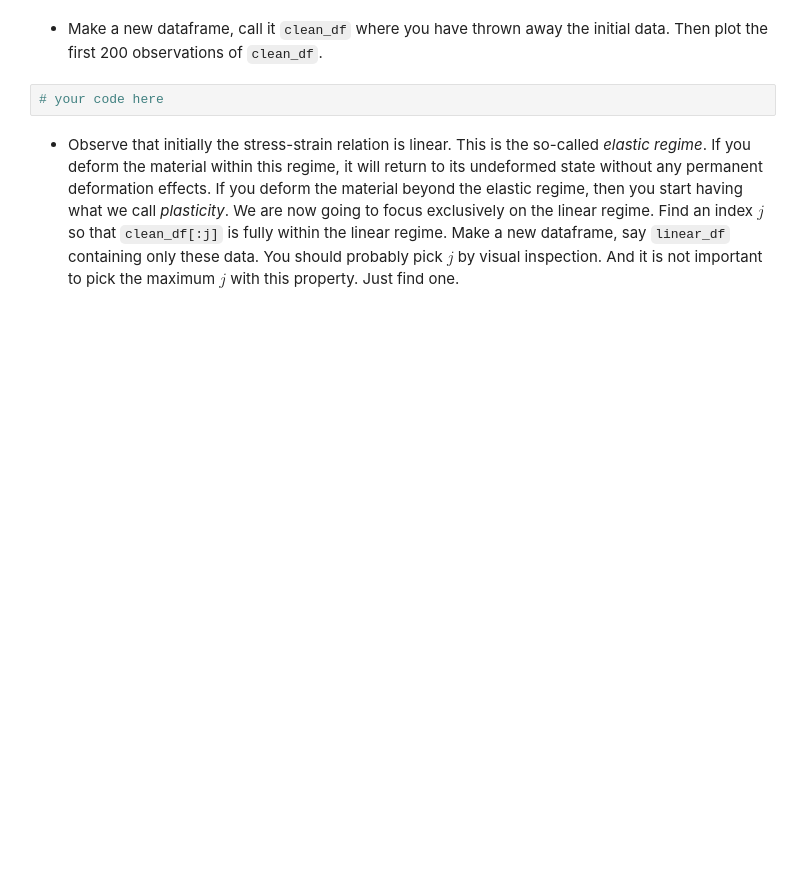
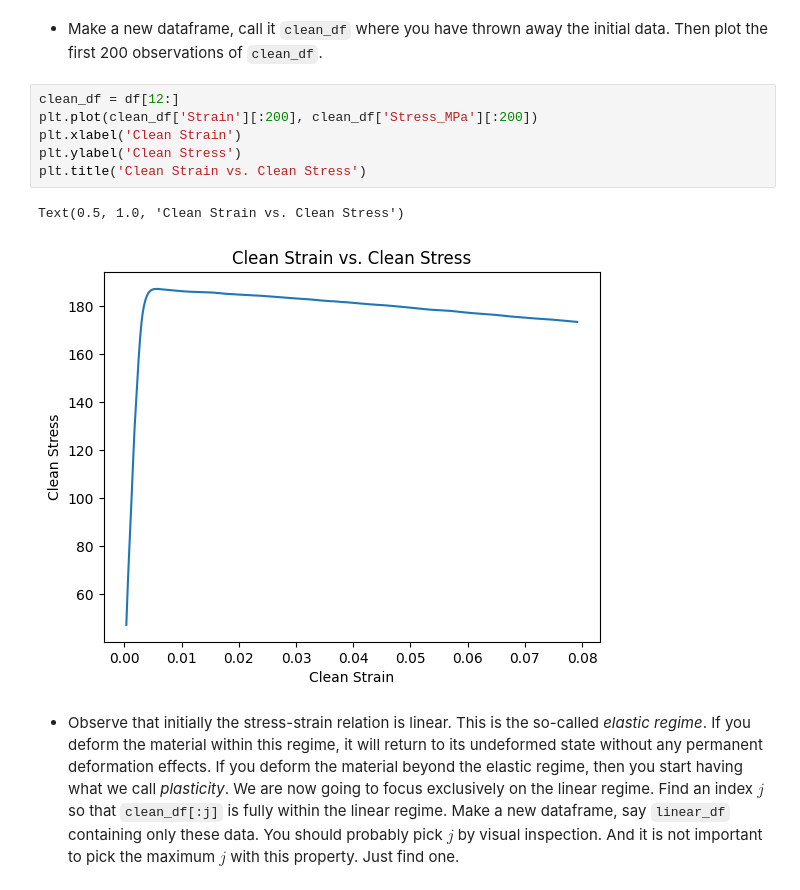
Before and after one commit to skrocket/ME239, a Jupyter notebook: lecture05/homework_05.ipynb, the cells around one changed output. Saved outputs shown, nothing was run; the diff lists cells and outputs as text; blank space fills up the shorter version.

```diff
--- a/lecture05/homework_05.ipynb
+++ b/lecture05/homework_05.ipynb
@@ -123,7 +185,14 @@ Let's throw these observartions away. Start by finding the index $i$ for which `
 # %% [markdown]
 + Make a new dataframe, call it `clean_df` where you have thrown away the initial data. Then plot the first 200 observations of `clean_df`.
 # %%
-# your code here
+clean_df = df[12:]
+plt.plot(clean_df['Strain'][:200], clean_df['Stress_MPa'][:200])
+plt.xlabel('Clean Strain')
+plt.ylabel('Clean Stress')
+plt.title('Clean Strain vs. Clean Stress')
+# %% [output]
+Text(0.5, 1.0, 'Clean Strain vs. Clean Stress')
+[figure, added]
 # %% [markdown]
 + Observe that initially the stress-strain relation is linear. This is the so-called *elastic regime*.
 If you deform the material within this regime, it will return to its undeformed state without any permanent deformation effects.
```
Also changed, not shown: parts of 18 cells of this notebook.
